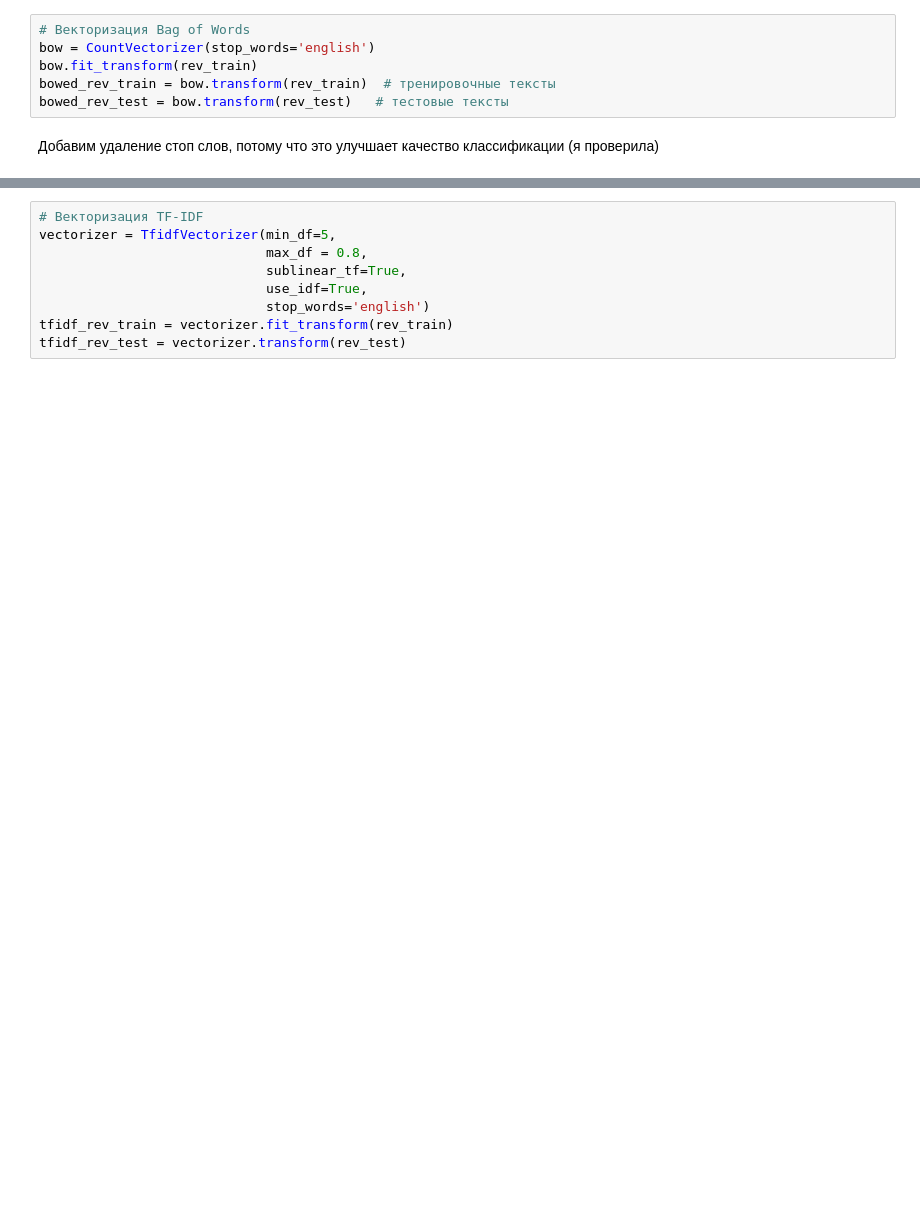
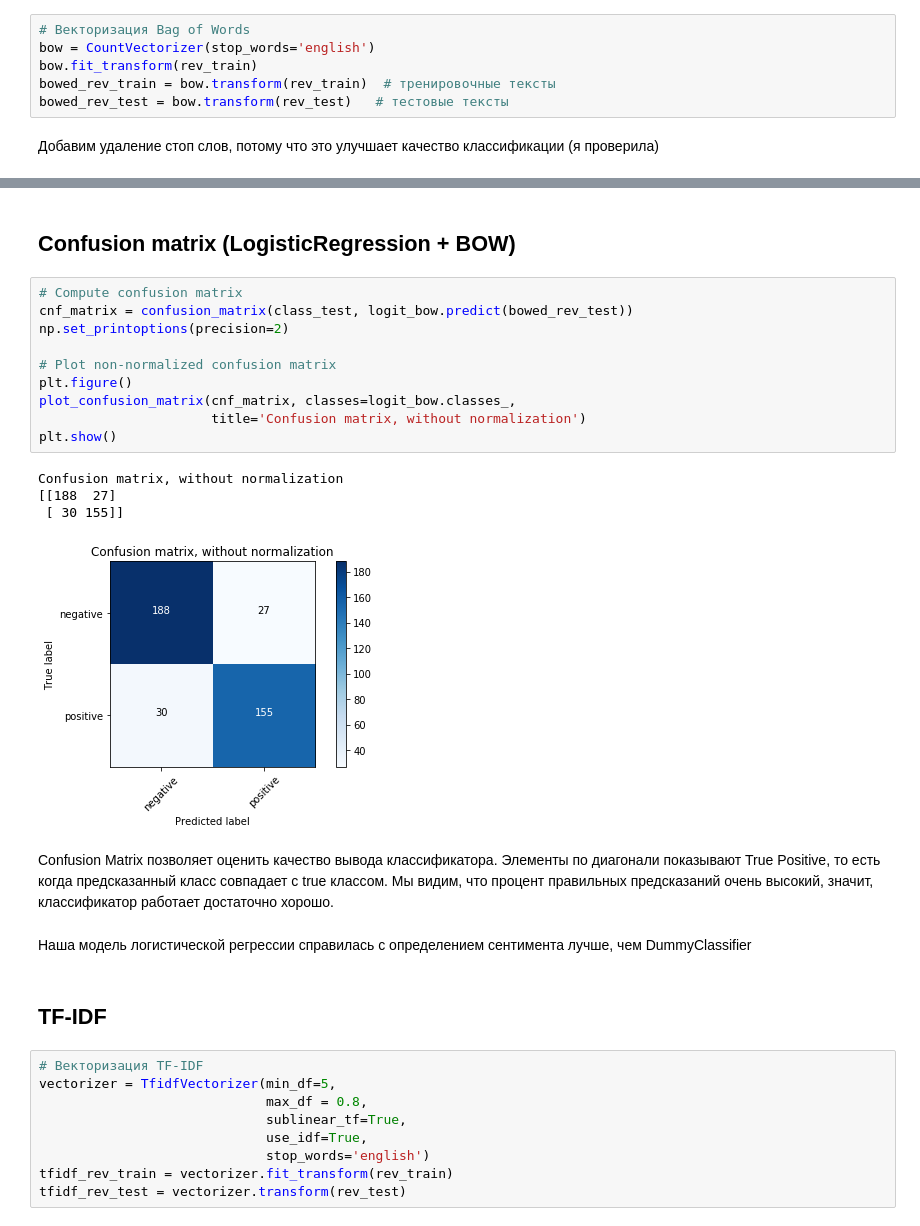
Before and after one commit to Shakurova/ML_course, a Jupyter notebook: hw3/Logistic Regression homework - Movies reviews polarity.ipynb, the cells around one changed output, grey strips where cells are left out. Cells and saved outputs as stored; diff of their text form; blank space fills up the shorter version.

```diff
--- a/hw3/Logistic Regression homework - Movies reviews polarity.ipynb
+++ b/hw3/Logistic Regression homework - Movies reviews polarity.ipynb
@@ -127,5 +166,28 @@ print(classification_report(class_test, logit_bow.predict(bowed_rev_test)))
 
 avg / total       0.86      0.86      0.86       400
+# %% [markdown]
+## Confusion matrix (LogisticRegression + BOW)
+# %%
+# Compute confusion matrix
+cnf_matrix = confusion_matrix(class_test, logit_bow.predict(bowed_rev_test))
+np.set_printoptions(precision=2)
+
+# Plot non-normalized confusion matrix
+plt.figure()
+plot_confusion_matrix(cnf_matrix, classes=logit_bow.classes_,
+                      title='Confusion matrix, without normalization')
+plt.show()
+# %% [output]
+Confusion matrix, without normalization
+[[188  27]
+ [ 30 155]]
+[figure, added]
+# %% [markdown]
+Confusion Matrix позволяет оценить качество вывода классификатора. Элементы по диагонали показывают True Positive, то есть когда предсказанный класс совпадает с true классом. Мы видим, что процент правильных предсказаний очень высокий, значит, классификатор работает достаточно хорошо.
+# %% [markdown]
+Наша модель логистической регрессии справилась с определением сентимента лучше, чем DummyClassifier
+# %% [markdown]
+## TF-IDF
 # %%
 # Векторизация TF-IDF
 vectorizer = TfidfVectorizer(min_df=5,
```
Also changed, not shown: parts of 43 cells of this notebook.
